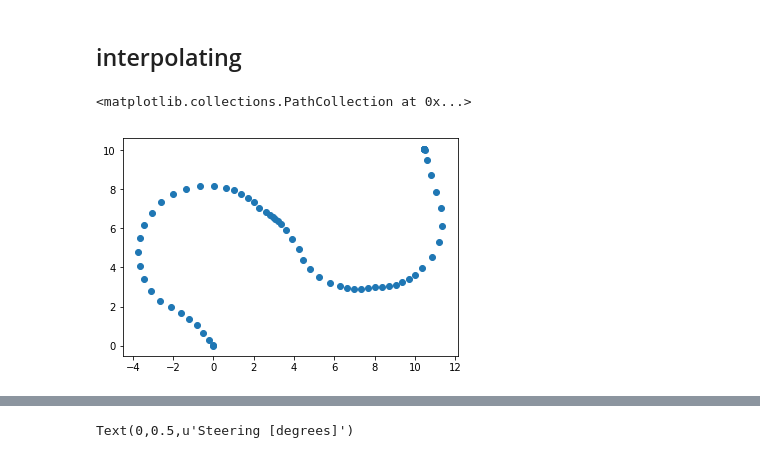
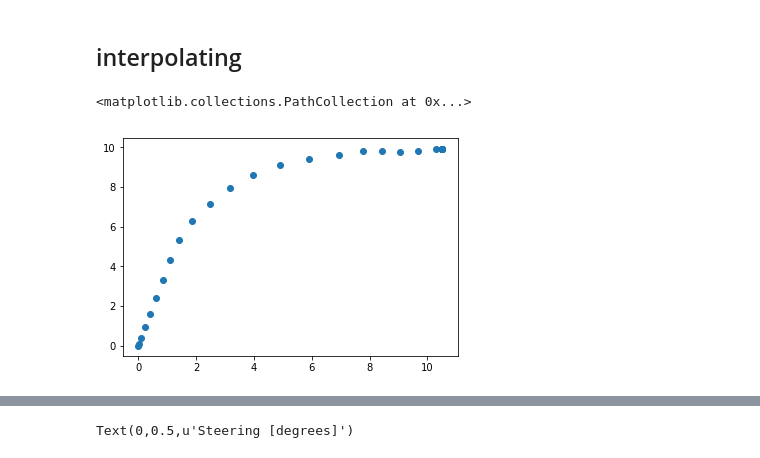
Before and after one commit to StanfordASL/stlcg_ctrl_syn, a Jupyter notebook: ctrl_syn/ROS.ipynb, the cells around one changed output, grey strips where cells are left out. Saved outputs shown, nothing was run; the diff lists cells and outputs as text; code cells hidden in the pictures.

```diff
--- a/ctrl_syn/ROS.ipynb
+++ b/ctrl_syn/ROS.ipynb
@@ -19,9 +19,9 @@ import sys
 from utils.environment import *
 # %%
 # bag = rosbag.Bag("../expert_demo_ros/bags/2020-07-21-15-47-14.bag")
-bag = rosbag.Bag("../expert_demo_ros/bags/2020-07-22-11-23-48.bag")
-
-A_MAX = rospy.get_param("A_MAX", 0.1)
+# bag = rosbag.Bag("../expert_demo_ros/bags/2020-07-22-11-23-48.bag")
+bag = rosbag.Bag("../expert_demo_ros/bags/2020-07-29-11-22-52.bag")
+A_MAX = rospy.get_param("A_MAX", 3)
 V_MAX = rospy.get_param("V_MAX", 5.0)
 DELTA_MAX = rospy.get_param("DELTA_MAX", 18*np.pi/180)
 # %%
@@ -48,15 +48,16 @@ controls = np.array(controls)
 # %% [markdown]
 ## interpolating
 # %%
+# training data
 dt = 0.5
 start_time = controls[np.where(controls[:,1] != 0)[0][0], 0]
 controls[:,0] -= start_time
 states[:,0] -= start_time
 times = np.arange(0, controls[-1,0], dt)
 controls_even = np.stack([np.interp(times, controls[:,0], controls[:,i]) for i in [1,2]]).T
 states_even = np.stack([np.interp(times, states[:,0], states[:,i]) for i in [1,2,3,4]]).T
+np.save('../hji/data/expert_traj_train', np.concatenate([np.expand_dims(times, 1), states_even, controls_even], axis=1))
+plt.scatter(states_even[:,0], states_even[:,1])
+# %% [output]
+<matplotlib.collections.PathCollection at 0x...>
+[figure, added]
-# %%
-plt.scatter(states_even[:,0], states_even[:,1])
-# %% [output]
-<matplotlib.collections.PathCollection at 0x...>
-[figure, removed]
```
Also changed, not shown: parts of 4 cells of this notebook, 3 other files.
